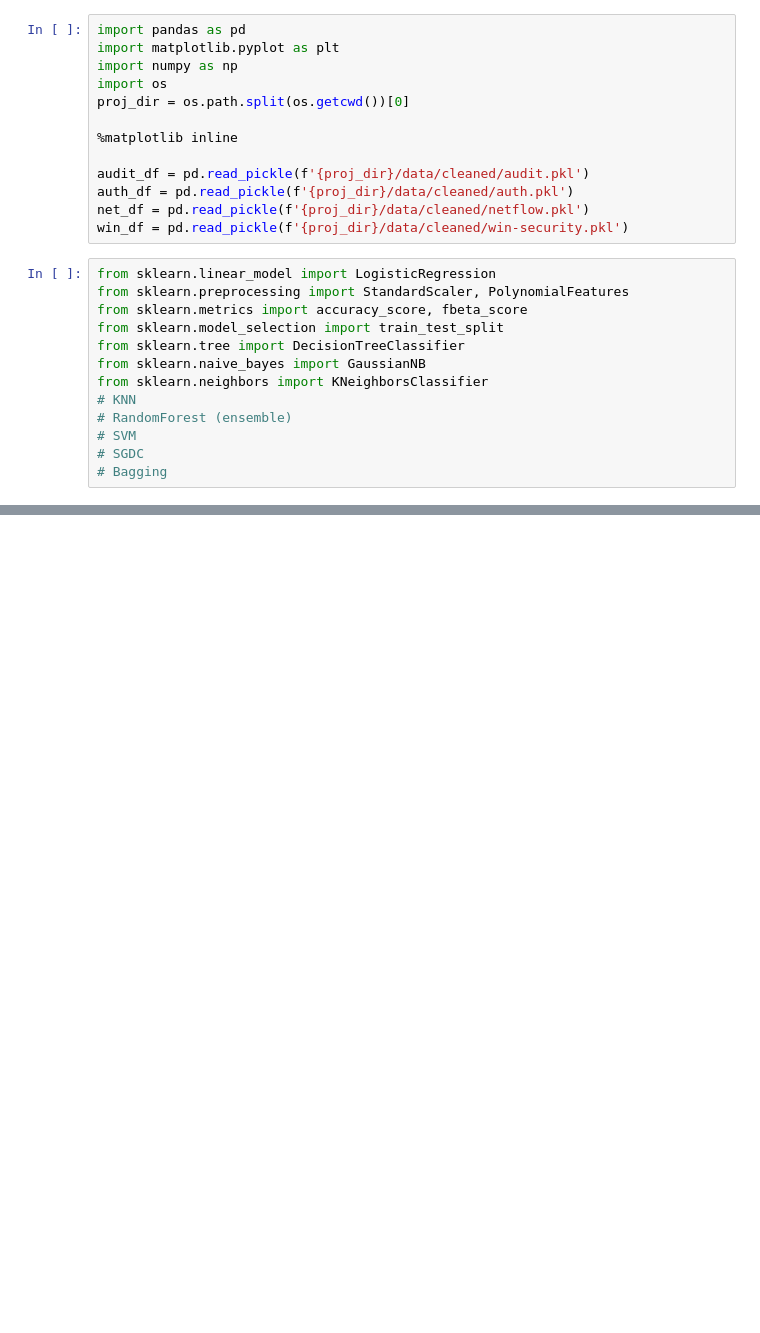
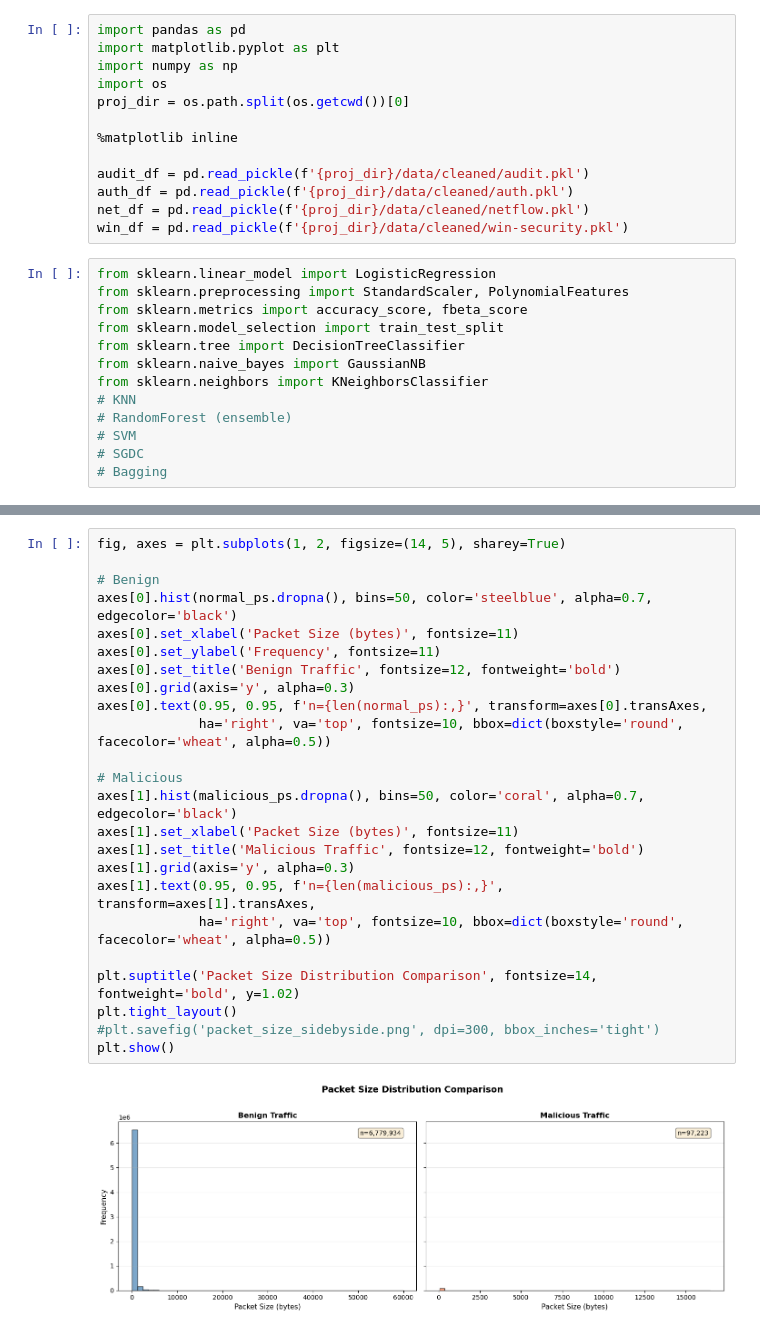
Before and after one commit to birbarino/Data-Analytics-Capstone, a Jupyter notebook: notebooks/models.ipynb, the cells around one changed output, grey strips where cells are left out. Drawn from its saved outputs; the diff is of its cells as text; blank space fills up the shorter version.

```diff
--- a/notebooks/models.ipynb
+++ b/notebooks/models.ipynb
@@ -109,0 +158,26 @@ Significant difference: False
+# %%
+fig, axes = plt.subplots(1, 2, figsize=(14, 5), sharey=True)
+
+# Benign
+axes[0].hist(normal_ps.dropna(), bins=50, color='steelblue', alpha=0.7, edgecolor='black')
+axes[0].set_xlabel('Packet Size (bytes)', fontsize=11)
+axes[0].set_ylabel('Frequency', fontsize=11)
+axes[0].set_title('Benign Traffic', fontsize=12, fontweight='bold')
+axes[0].grid(axis='y', alpha=0.3)
+axes[0].text(0.95, 0.95, f'n={len(normal_ps):,}', transform=axes[0].transAxes,
+             ha='right', va='top', fontsize=10, bbox=dict(boxstyle='round', facecolor='wheat', alpha=0.5))
+
+# Malicious
+axes[1].hist(malicious_ps.dropna(), bins=50, color='coral', alpha=0.7, edgecolor='black')
+axes[1].set_xlabel('Packet Size (bytes)', fontsize=11)
+axes[1].set_title('Malicious Traffic', fontsize=12, fontweight='bold')
+axes[1].grid(axis='y', alpha=0.3)
+axes[1].text(0.95, 0.95, f'n={len(malicious_ps):,}', transform=axes[1].transAxes,
+             ha='right', va='top', fontsize=10, bbox=dict(boxstyle='round', facecolor='wheat', alpha=0.5))
+
+plt.suptitle('Packet Size Distribution Comparison', fontsize=14, fontweight='bold', y=1.02)
+plt.tight_layout()
+#plt.savefig('packet_size_sidebyside.png', dpi=300, bbox_inches='tight')
+plt.show()
+# %% [output]
+[figure, added]
```
Also changed, not shown: parts of 15 cells of this notebook.
